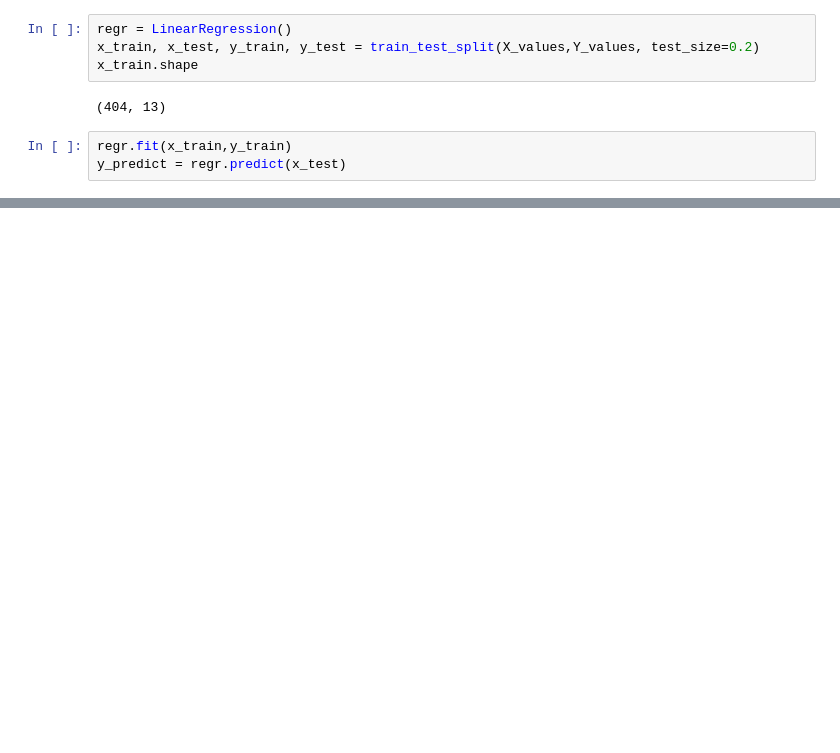
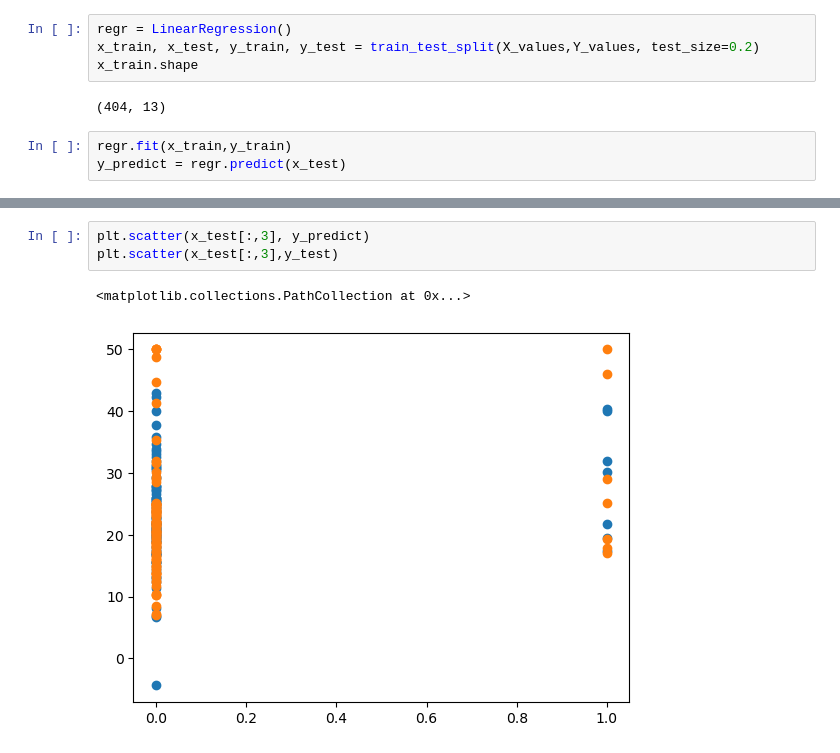
Before and after one commit to pk-021/ML-crafts, a Jupyter notebook: house_price_prediction/multiple_x_linreg_predictor.ipynb, the cells around one changed output, grey strips where cells are left out. Saved outputs shown, nothing was run; the diff lists cells and outputs as text; blank space fills up the shorter version.

```diff
--- a/house_price_prediction/multiple_x_linreg_predictor.ipynb
+++ b/house_price_prediction/multiple_x_linreg_predictor.ipynb
@@ -47,0 +65,6 @@ This indicates a cost of 6.175693636741742e-05%
+# %%
+plt.scatter(x_test[:,3], y_predict)
+plt.scatter(x_test[:,3],y_test)
+# %% [output]
+<matplotlib.collections.PathCollection at 0x...>
+[figure, added]
```
Also changed, not shown: parts of 4 cells of this notebook, 5 other files.
